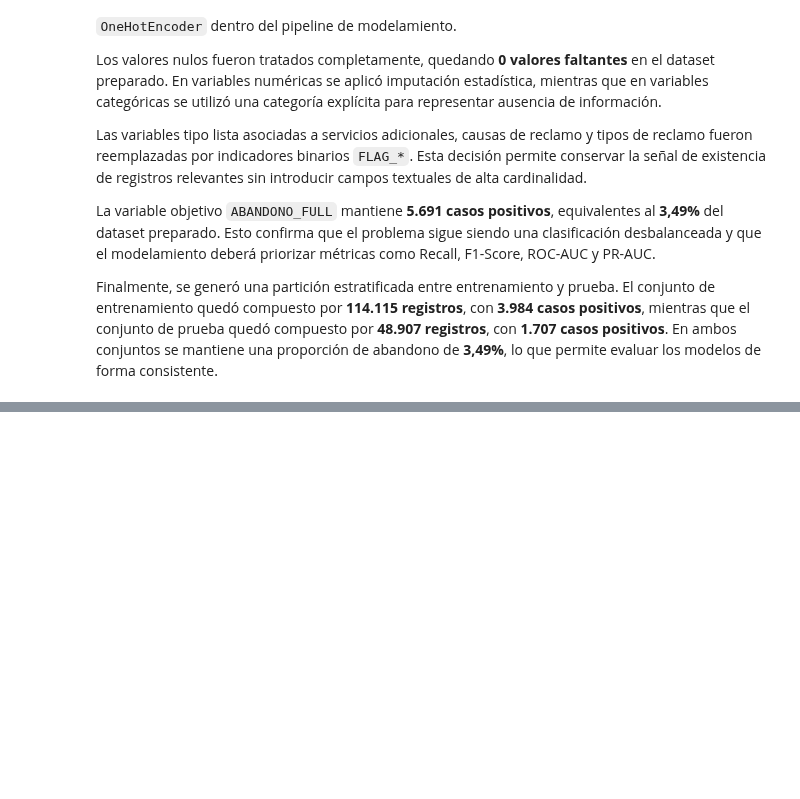
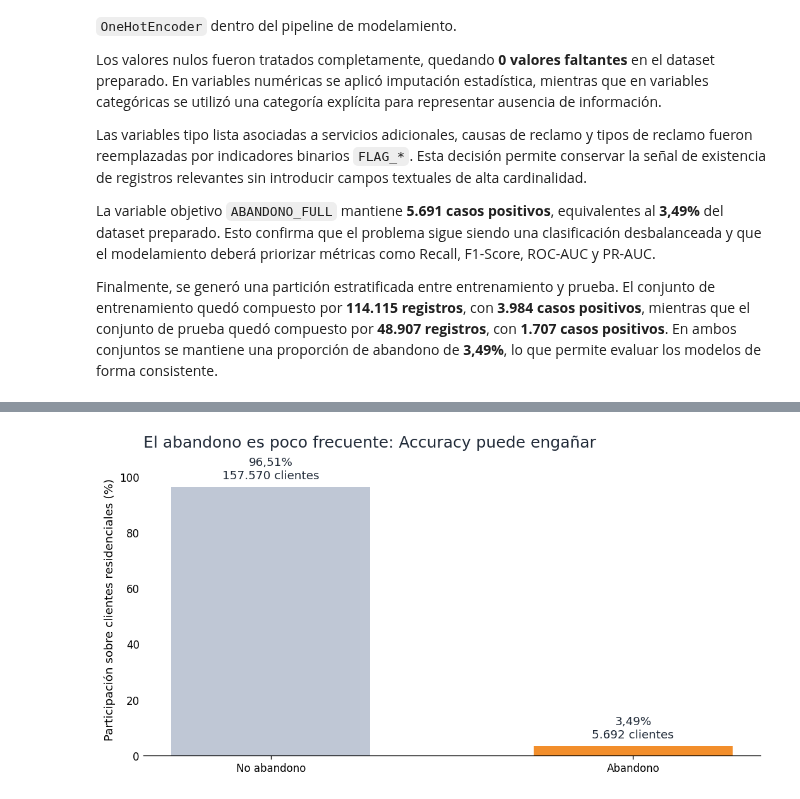
Before and after one commit to flecaros84/datamining_ep03, a Jupyter notebook: EP03.ipynb, the cells around one changed output, grey strips where cells are left out. Saved outputs shown, nothing was run; the diff lists cells and outputs as text; code cells hidden in the pictures; blank space fills up the shorter version.

```diff
--- a/EP03.ipynb
+++ b/EP03.ipynb
@@ -1958,0 +2209,91 @@ Finalmente, el modelo debería recalibrarse periódicamente con datos nuevos, in
+# %%
+# ============================================================
+# ANEXOS PARA PRESENTACIÓN
+# Código 3: Distribución de abandono residencial
+# ============================================================
+
+# Carga segura de df_res si no existe
+try:
+    df_res
+except NameError:
+    try:
+        df
+    except NameError:
+        ruta_data = "data/Abandono_Clientes.csv"
+        df = pd.read_csv(
+            ruta_data,
+            sep=";",
+            encoding="utf-8-sig",
+            low_memory=False
+        )
+    df_res = df[df["SEGMENTO"] == "RESIDENCIAL"].copy()
+
+target = "ABANDONO_FULL"
+
+# Distribución del target
+target_dist = (
+    df_res[target]
+    .value_counts(dropna=False)
+    .sort_index()
+    .rename_axis("clase")
+    .reset_index(name="registros")
+)
+
+target_dist["porcentaje"] = (
+    target_dist["registros"] / target_dist["registros"].sum() * 100
+).round(2)
+
+target_dist["clase_texto"] = target_dist["clase"].map({
+    0: "No abandono",
+    1: "Abandono"
+})
+
+display(target_dist)
+
+# Gráfico
+plt.figure(figsize=(9, 4.8))
+
+colores = [
+    COLOR_BASE if clase == 0 else COLOR_ACENTO
+    for clase in target_dist["clase"]
+]
+
+bars = plt.bar(
+    target_dist["clase_texto"],
+    target_dist["porcentaje"],
+    color=colores,
+    width=0.55
+)
+
+plt.title(
+    "El abandono es poco frecuente: Accuracy puede engañar",
+    loc="left",
+    color=COLOR_TEXTO,
+    pad=15
+)
+
+plt.ylabel("Participación sobre clientes residenciales (%)")
+plt.xlabel("")
+plt.ylim(0, 105)
+
+# Etiquetas directas
+for bar, porcentaje, registros in zip(
+    bars,
+    target_dist["porcentaje"],
+    target_dist["registros"]
+):
+    plt.text(
+        bar.get_x() + bar.get_width() / 2,
+        bar.get_height() + 2,
+        f"{porcentaje:.2f}%\n{formato_miles(registros)} clientes".replace(".", ",", 1),
+        ha="center",
+        va="bottom",
+        fontsize=11,
+        color=COLOR_TEXTO
+    )
+
+plt.gca().spines["left"].set_visible(False)
+plt.tick_params(axis="y", length=0)
+
+guardar_grafico("02_distribucion_abandono_residencial.png")
+# %% [output]
@@ -1958,0 +2303 @@ Finalmente, el modelo debería recalibrarse periódicamente con datos nuevos, in
+[figure, added]
```
Also changed, not shown: parts of 27 cells of this notebook, 3 other files.
